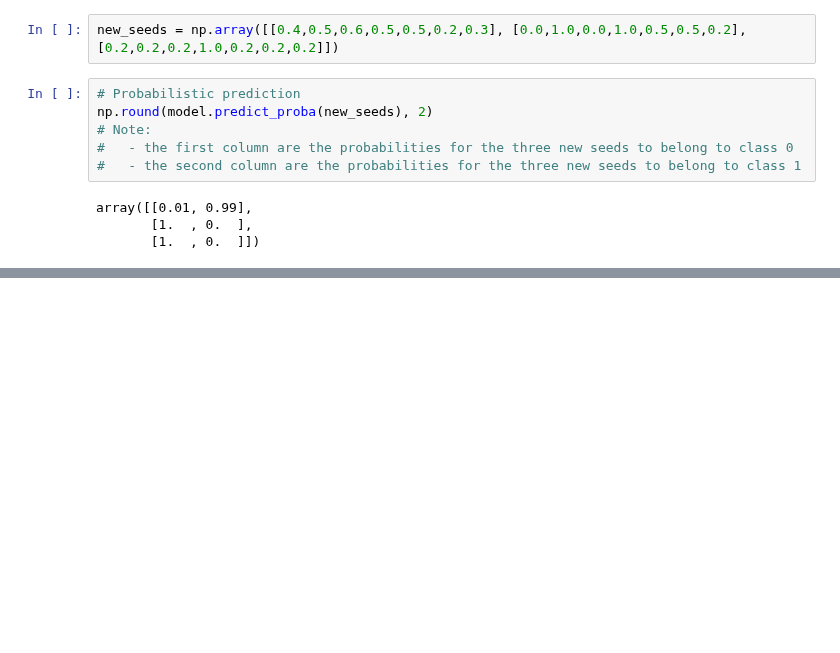
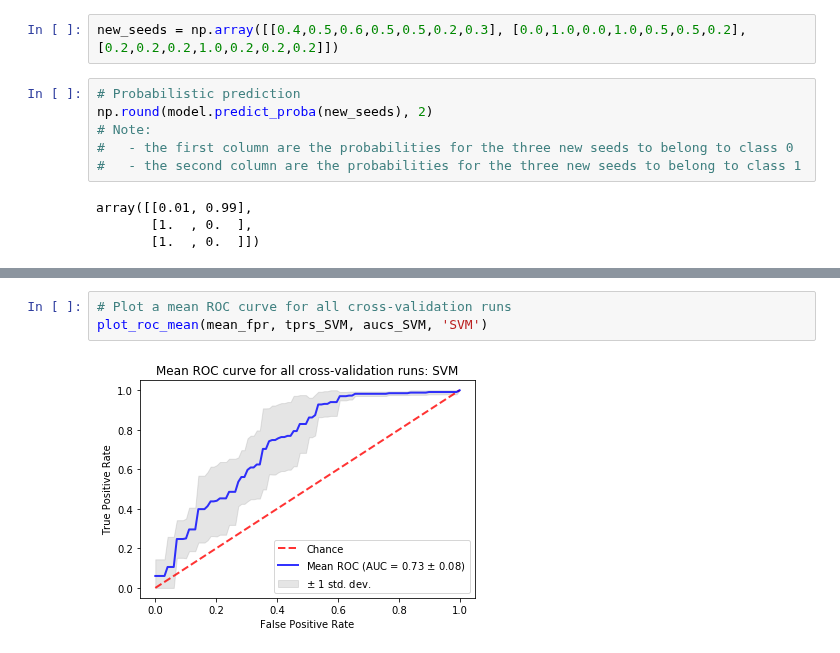
Before and after one commit to vipulpopat/MSCAI_Sem1_Etivity4, a Jupyter notebook: Lab 4 - Comparison of Classifiers - Main.ipynb, the cells around one changed output, grey strips where cells are left out. Drawn from its saved outputs; the diff is of its cells as text; blank space fills up the shorter version.

```diff
--- a/Lab 4 - Comparison of Classifiers - Main.ipynb
+++ b/Lab 4 - Comparison of Classifiers - Main.ipynb
@@ -200,0 +258,5 @@ array([1, 0, 0], dtype=int64)
+# %%
+# Plot a mean ROC curve for all cross-validation runs
+plot_roc_mean(mean_fpr, tprs_SVM, aucs_SVM, 'SVM')
+# %% [output]
+[figure, added]
```
Also changed, not shown: parts of 43 cells of this notebook, 2 other files.
